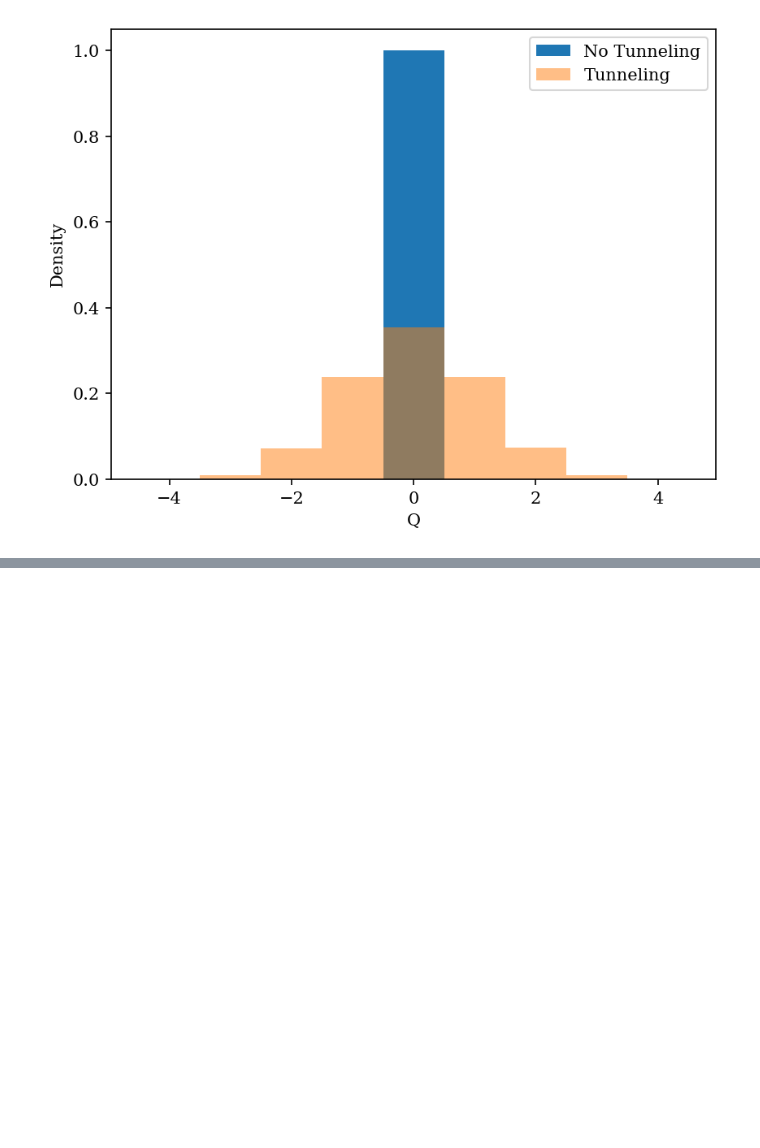
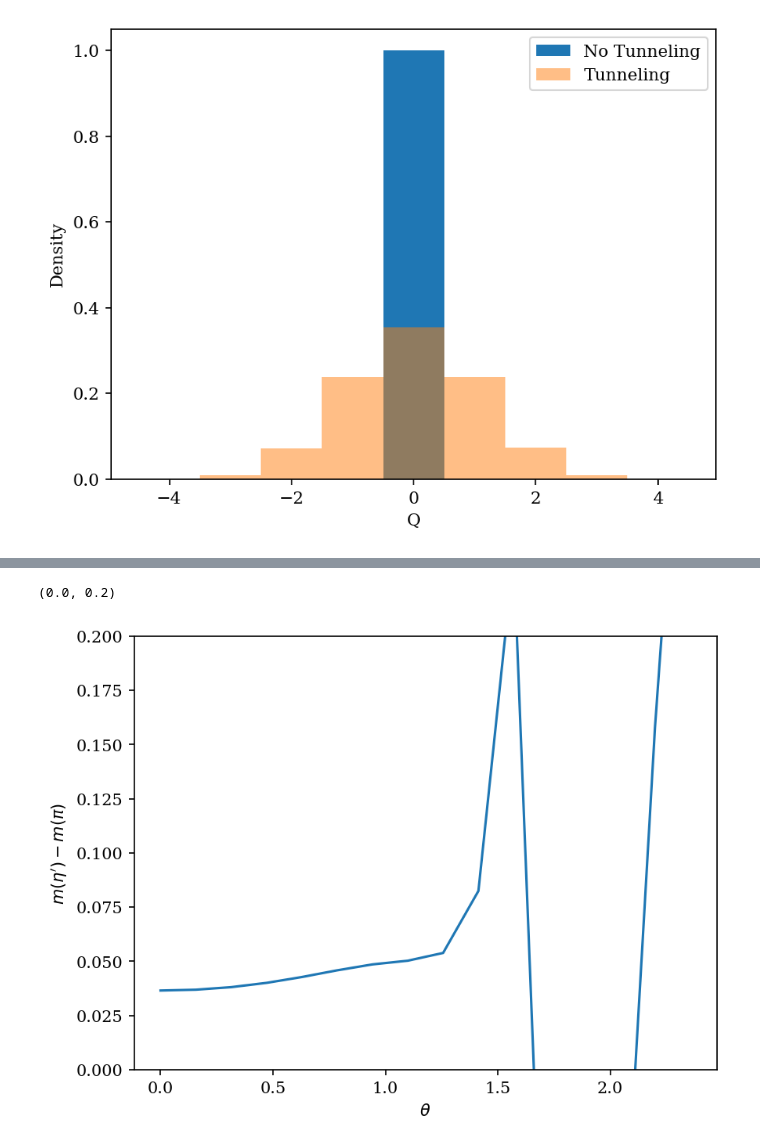
Before and after one commit to wurdahl/schwingerModel, a Jupyter notebook: topoCharge.ipynb, the cells around one changed output, grey strips where cells are left out. Cells and saved outputs as stored; diff of their text form; code cells hidden in the pictures; blank space fills up the shorter version.

```diff
--- a/topoCharge.ipynb
+++ b/topoCharge.ipynb
@@ -115,0 +174,9 @@ plt.ylim([1e-6, 2e0])
+# %%
+plt.figure(dpi=150)
+plt.plot(thetas, np.array(etaMasses)-np.array(pionMasses))
+plt.xlabel(r"$\theta$")
+plt.ylabel(r"$m(\eta')-m(\pi)$")
+plt.ylim([0,.2])
+# %% [output]
+(0.0, 0.2)
+[figure, added]
```
Also changed, not shown: parts of 12 cells of this notebook, 4 other files.
